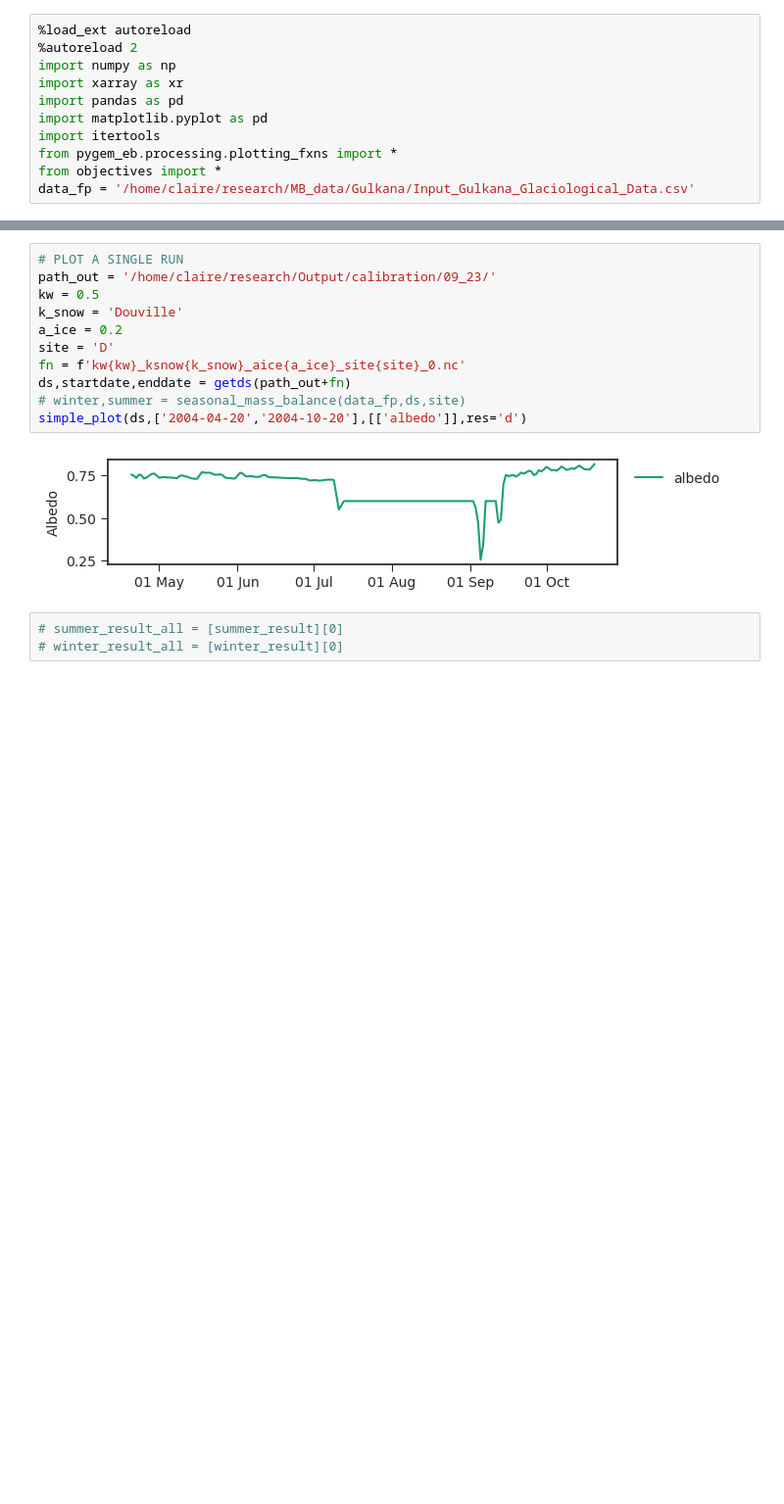
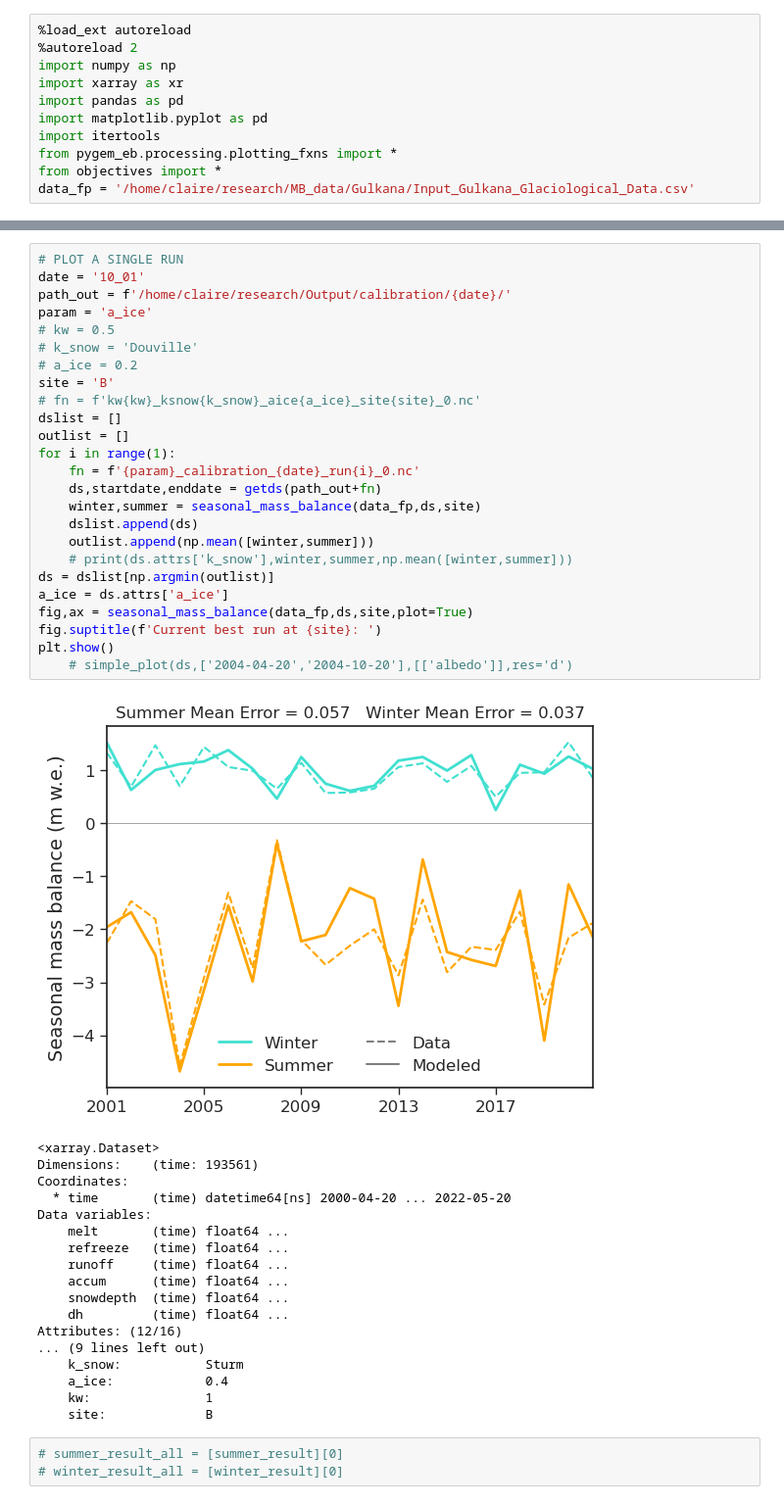
Before and after one commit to clairevwilson/PyGEM-EB, a Jupyter notebook: calibration_plotting.ipynb, the cells around one changed output, grey strips where cells are left out. Shown at 98% size. Saved outputs shown, nothing was run; the diff lists cells and outputs as text; blank space fills up the shorter version.

Commit message:
fixed calibration outputs

```diff
--- a/calibration_plotting.ipynb
+++ b/calibration_plotting.ipynb
@@ -12,16 +36,47 @@ data_fp = '/home/claire/research/MB_data/Gulkana/Input_Gulkana_Glaciological_Dat
 # %%
 # PLOT A SINGLE RUN
-path_out = '/home/claire/research/Output/calibration/09_23/'
-kw = 0.5
-k_snow = 'Douville'
-a_ice = 0.2
-site = 'D'
-fn = f'kw{kw}_ksnow{k_snow}_aice{a_ice}_site{site}_0.nc'
-ds,startdate,enddate = getds(path_out+fn)
-# winter,summer = seasonal_mass_balance(data_fp,ds,site)
-simple_plot(ds,['2004-04-20','2004-10-20'],[['albedo']],res='d')
+date = '10_01'
+path_out = f'/home/claire/research/Output/calibration/{date}/'
+param = 'a_ice'
+# kw = 0.5
+# k_snow = 'Douville'
+# a_ice = 0.2
+site = 'B'
+# fn = f'kw{kw}_ksnow{k_snow}_aice{a_ice}_site{site}_0.nc'
+dslist = []
+outlist = []
+for i in range(1):
+    fn = f'{param}_calibration_{date}_run{i}_0.nc'
+    ds,startdate,enddate = getds(path_out+fn)
+    winter,summer = seasonal_mass_balance(data_fp,ds,site)
+    dslist.append(ds)
+    outlist.append(np.mean([winter,summer]))
+    # print(ds.attrs['k_snow'],winter,summer,np.mean([winter,summer]))
+ds = dslist[np.argmin(outlist)]
+a_ice = ds.attrs['a_ice']
+fig,ax = seasonal_mass_balance(data_fp,ds,site,plot=True)
+fig.suptitle(f'Current best run at {site}: ')
+plt.show()
+    # simple_plot(ds,['2004-04-20','2004-10-20'],[['albedo']],res='d')
 # %% [output]
-[figure, old version]
+[figure, new version]
+<xarray.Dataset>
+Dimensions:    (time: 193561)
+Coordinates:
+  * time       (time) datetime64[ns] 2000-04-20 ... 2022-05-20
+Data variables:
+    melt       (time) float64 ...
+    refreeze   (time) float64 ...
+    runoff     (time) float64 ...
+    accum      (time) float64 ...
+    snowdepth  (time) float64 ...
+    dh         (time) float64 ...
+Attributes: (12/16)
+... (9 lines left out)
+    k_snow:           Sturm
+    a_ice:            0.4
+    kw:               1
+    site:             B
 # %%
 # summer_result_all = [summer_result][0]
 # winter_result_all = [winter_result][0]
```
Also changed, not shown: parts of 1 cell of this notebook, 6 other files.
